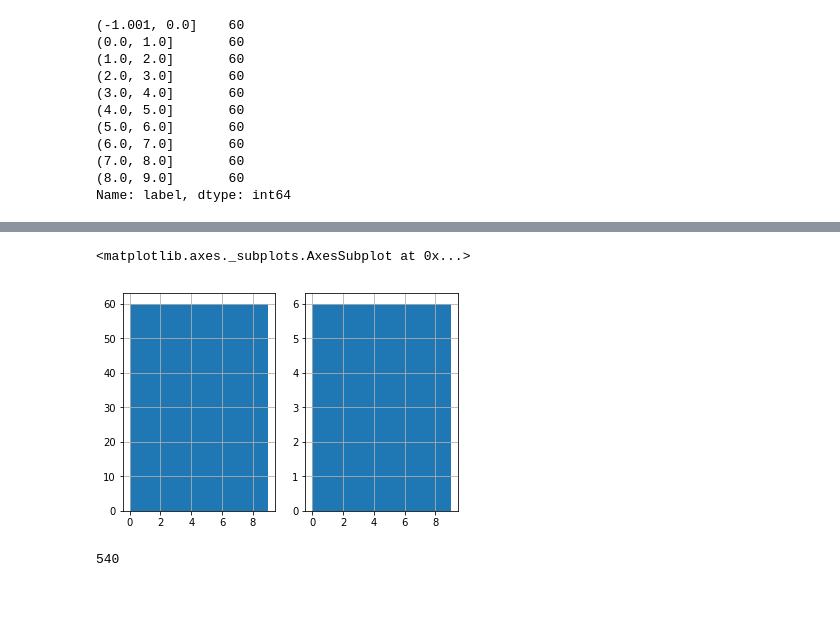
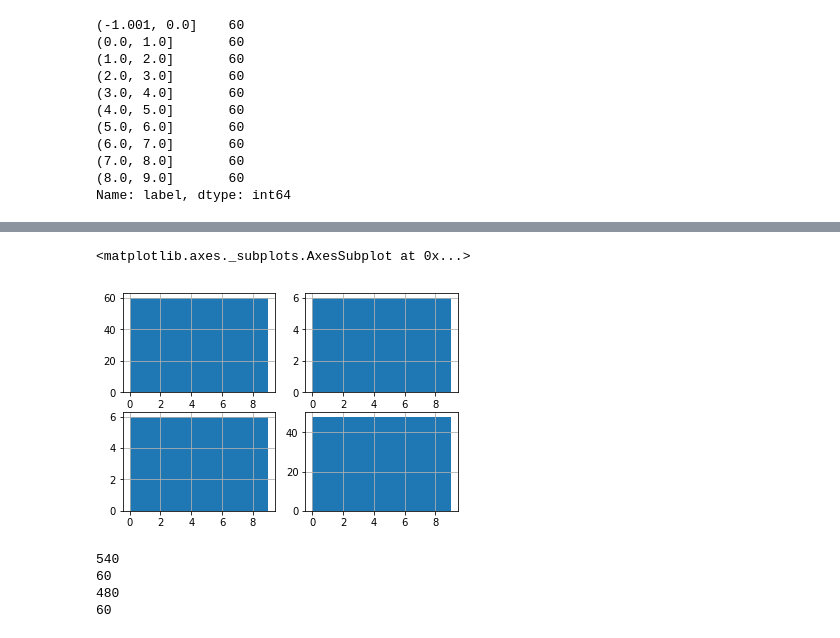
Before and after one commit to ys7yoo/deeppose_tf, a Jupyter notebook: shuffleData.ipynb, the cells around one changed output, grey strips where cells are left out. Drawn from its saved outputs; the diff is of its cells as text; code cells hidden in the pictures; blank space fills up the shorter version.

Commit message:
train / val / test

```diff
--- a/shuffleData.ipynb
+++ b/shuffleData.ipynb
@@ -254,3 +253,31 @@ Name: label, dtype: int64
 8    6
 9    6
 Name: label, dtype: int64
+# %%
+
+
+# 2. divide the TRAINING dataset into k-fold for cross-validation
+
+
+split = StratifiedShuffleSplit(n_splits=9, test_size=1/9, random_state=42)
+
+
+
+k = 1
+for train_index, test_index in split.split(strat_train_set, strat_train_set["label"]):
+
+    strat_train_train_set = strat_train_set.loc[train_index]
+    filename = "activity_wo_train_k{}.csv".format(k)
+    #print(len(strat_train_set))
+    strat_train_train_set.to_csv(filename, index = False, header = False)
+
+
+    strat_val_set = strat_train_set.loc[test_index]
+    filename = "activity_wo_val_k{}.csv".format(k)
+    strat_val_set.to_csv(filename, index = False, header = False)
+    #print(len(strat_test_set))
+
+    print(strat_train_train_set["label"].value_counts(sort=False))
+    print(strat_val_set["label"].value_counts(sort=False))
+
+    k = k +1
@@ -257,17 +302,31 @@ Name: label, dtype: int64
 # %%
 # TO CHECK
 
 #print(strat_train_set["label"].value_counts(bins=labels, sort=False))
 #print(strat_test_set["label"].value_counts(bins=labels, sort=False))
 
-plt.subplot(121)
+plt.subplot(221)
 MET2_joints["label"].hist()
-plt.subplot(122)
+plt.subplot(222)
 strat_test_set["label"].hist()
+plt.subplot(223)
+strat_val_set["label"].hist()
+plt.subplot(224)
+strat_train_train_set["label"].hist()
 # %% [output]
 <matplotlib.axes._subplots.AxesSubplot at 0x...>
-[figure, old version]
+[figure, new version]
-# %%
-len(strat_train_set)
-# %% [output]
-540
+# %%
+# check size
+
+print(len(strat_train_set))
+print(len(strat_test_set))
+
+
+print(len(strat_train_train_set))
+print(len(strat_val_set))
+# %% [output]
+540
+60
+480
+60
```
Also changed, not shown: parts of 4 cells of this notebook.
